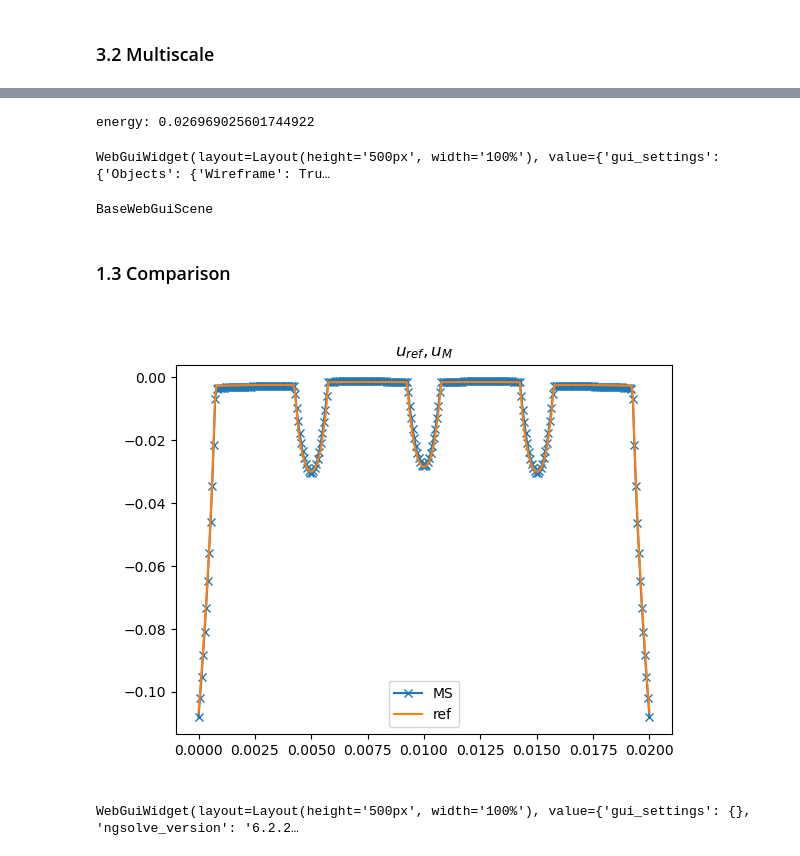
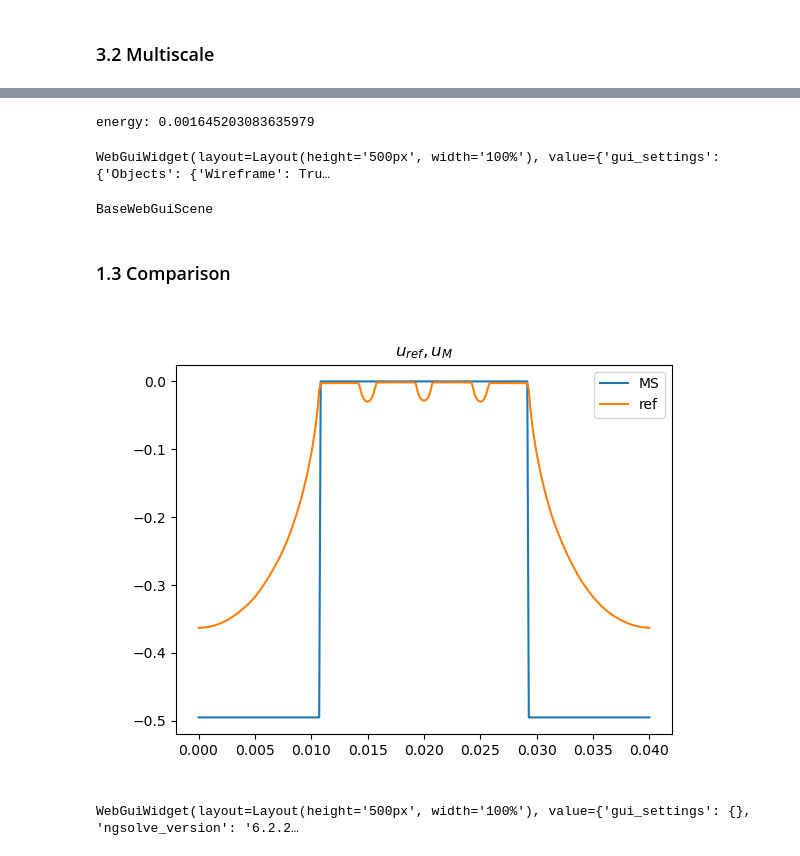
Before and after one commit to vhanser/ngsolveexample, a Jupyter notebook: content/multiscale/multiscale2DAll.ipynb, the cells around one changed output, grey strips where cells are left out. Drawn from its saved outputs; the diff is of its cells as text; code cells hidden in the pictures.

```diff
--- a/content/multiscale/multiscale2DAll.ipynb
+++ b/content/multiscale/multiscale2DAll.ipynb
@@ -32,15 +50,22 @@ numSheets = 4
 maxh_edges = d/numSheets*1/2 * 0.1
 
 
+if onlySmooth:
+    rotated = False
 
-rotated = True
+if onlyRough:
+    rotated = True
 # %% [markdown]
 ## 3. All together
 ### 3.1. Reference Solution
 # %%
-cMeshRef = mesh2DLaminates(D, d, ff, numSheets, multiscale=False, maxh_edges=maxh_edges, fullProblemX=True, rotated=rotated, modelHalfAir=False, quad_dominated=False)
+import importlib
+
+import meshGen as mg
+mg = importlib.reload(mg)
+mesh2DLaminates = mg.mesh2DLaminates
+cMeshRef = mesh2DLaminates(D, d, ff, numSheets, multiscale=False, maxh_edges=[maxh_edges, 20], fullProblemX=True, onlySmooth = onlySmooth, onlyRough = onlyRough, rotated=rotated, modelHalfAir=modelHalfAir, quad_dominated=False)
 meshRef = cMeshRef.mesh
 print("Boundaries", set(meshRef.GetBoundaries()))
 print("Materials", set(meshRef.GetMaterials()))
-Draw(meshRef.ngmesh)
 # %% [output]
@@ -87,15 +129,9 @@ energy: 0.025518002777672882
 ### 3.2 Multiscale
 # %%
 import cempy as cp
-modelHalfAir=False
-cMeshMS = mesh2DLaminates(D, d, ff, numSheets, multiscale=True, modelHalfAir=False, domainNameHalfAir="multiscale", maxh_edges=maxh_edges, rotated=rotated, modelGap=True)
+
+cMeshMS = mesh2DLaminates(D, d, ff, numSheets, multiscale=True, modelHalfAir=modelHalfAir, onlySmooth=onlySmooth, onlyRough=onlyRough, domainNameHalfAir="multiscale", maxh_edges=maxh_edges, rotated=rotated, modelGap=True)
 # cMeshMS = mesh2DLaminates(D, d, ff, numSheets, multiscale=True, modelHalfAir=modelHalfAir, domainNameHalfAir="smoothFrame", onlySmooth=onlySmooth)
 meshMS = cMeshMS.mesh
 print(meshMS.GetMaterials())
-Draw(meshMS.ngmesh)
-
-
-from myPackage import drawBndAll
-
-# drawBndAll(meshMS, drawFunc=Draw, block=False)
 # %% [output]
@@ -261,39 +313,41 @@ CG iteration 2, residual = 1.2855106887847515e-13
 # %%
 print(f"energy:\t{energy_MS}")
-Draw(sum(sol_comp_MS), meshRef, settings={"Objects":{"Wireframe":True}, "deformation": 0.01})
+Draw(u_MS, meshRef, settings={"Objects":{"Wireframe":True}, "deformation": 0.01})
 # Draw( Norm(H_MS), meshRef, settings={"Objects":{"Wireframe":False}, "deformation": False}, max = 200)
 # Draw( lam * Norm(H_MS), meshRef, settings={"Objects":{"Wireframe":False}, "deformation": False}, max=400)
 # %% [output]
-energy: 0.026969025601744922
+energy: 0.001645203083635979
 WebGuiWidget(layout=Layout(height='500px', width='100%'), value={'gui_settings': {'Objects': {'Wireframe': Tru…
 BaseWebGuiScene
 # %% [markdown]
 ### 1.3 Comparison
 # %%
 
-start = -d/2*1.01
-end = -d/2*0.9
+start = -D/2*1.01
+end = -D/2*0.9
 
 # start = d/2*0.95
 # end = d/2*1.02
 
 
 plt.figure(2)
-start = -d/2
-end = d/2
+start = -D/2
+end = D/2
 
 pnt1 = [-d/2*0.99, start, 0] if rotated else [start, -d/2*0.99, 0]
 pnt2 = [-d/2*0.99, end, 0] if rotated else [end, -d/2*0.99, 0]
 
 
-evalOnLine(sum(sol_comp_MS) , meshRef, pnt1, pnt2, plot=True, ls='-', marker="x", clear=True, label="MS", show=False, N=300);
+evalOnLine(sum(sol_comp_MS) , meshRef, pnt1, pnt2, plot=True, ls='-', marker="", clear=True, label="MS", show=False, N=300);
+# evalOnLine((sol_comp_MS[0]) , meshRef, pnt1, pnt2, plot=True, ls='-', marker="x", clear=False, label="MS", show=False, N=300);
+# evalOnLine((sol_comp_MS[1]) , meshRef, pnt1, pnt2, plot=True, ls='-', marker="x", clear=False, label="MS", show=False, N=300);
 evalOnLine(sol_ref , meshRef, pnt1, pnt2, plot=True, ls='-', marker="", show=False, clear=False, label="ref", N = 300, title=r"$u_{ref}, u_{M}$");
 
 
 plt.legend()
 plt.show()
 # %% [output]
-[figure, old version]
+[figure, new version]
 # %%
 # from ngsolve.webgui import Draw
 Draw(H_MS[0] ,meshRef, fastdraw=True)
```
Also changed, not shown: parts of 21 cells of this notebook, 2 other files.
